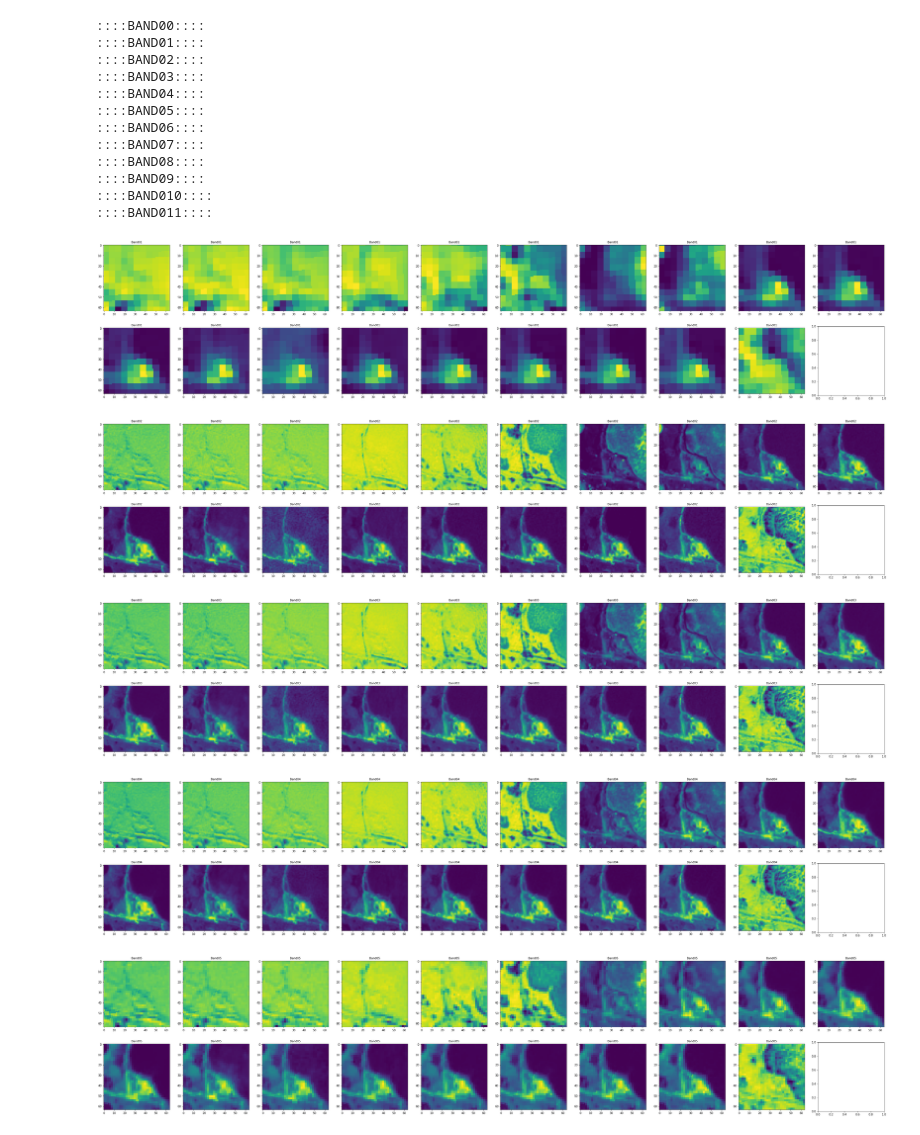
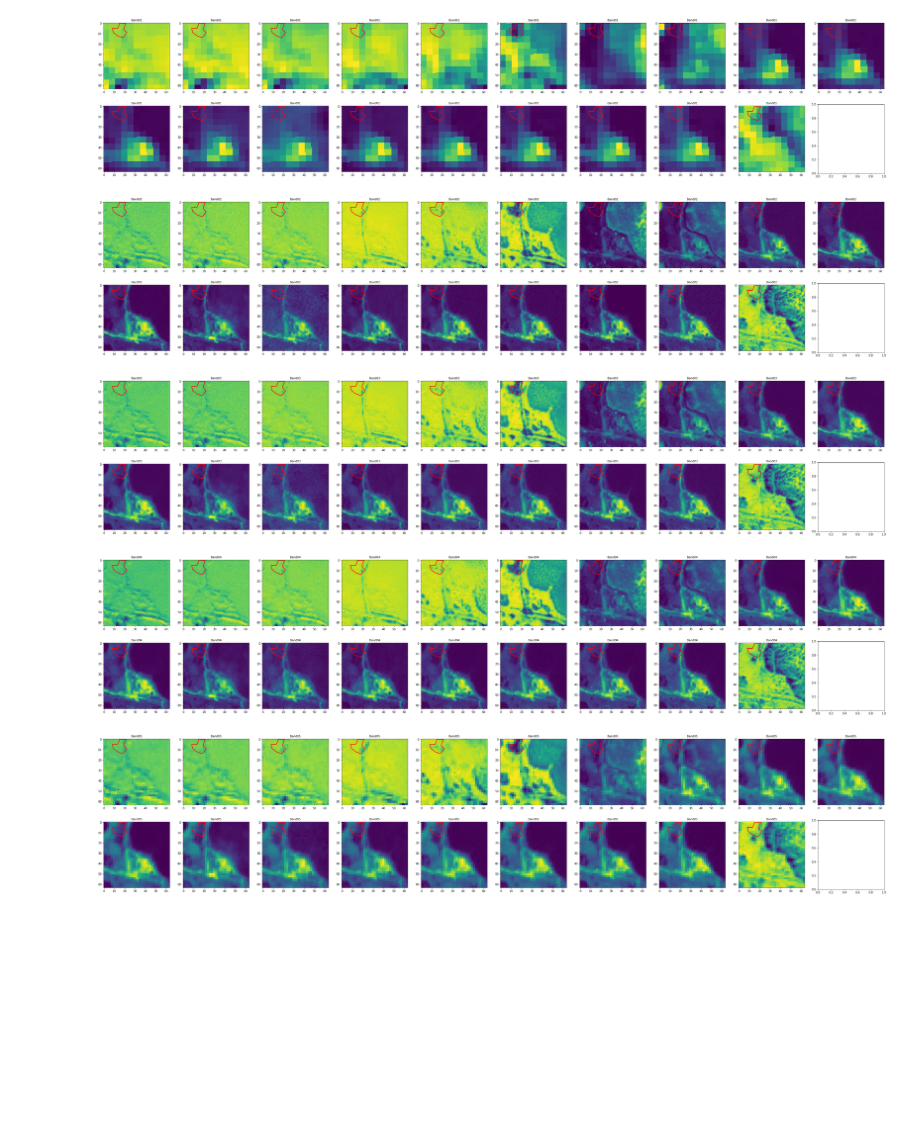
Before and after one commit to Educatory/arapov, a Jupyter notebook: ML.ipynb, the cells around one changed output. Drawn from its saved outputs; the diff is of its cells as text; code cells hidden in the pictures; blank space fills up the shorter version.

```diff
--- a/ML.ipynb
+++ b/ML.ipynb
@@ -54,36 +55,30 @@ color_norm = BoundaryNorm(color_bounds, color_cmap.N)
 # %%
 ## Анализ входных данных
 dataset = gzip.GzipFile('datasets/dirty/2021-01/ГПН-2013-1/data/L2A.npy.gz', "r", True)
 dataset_np = np.load(dataset, allow_pickle=True)
 dataset_shape = dataset_np.shape
 
 ## Основная фигура
 ## Эксперты посоветовали не объединять bbox в единый AOI
 ncols = 10
 nrows = 2
 
 for band in range(0, 12):
     fig, axs = plt.subplots(ncols=ncols, nrows=nrows, figsize=(5 * ncols, 5 * nrows))
     for index, image in enumerate(dataset_np):
         ax = axs[index // ncols][index % ncols]
         ax.imshow(dataset_np[index,:,:,band])
         ax.set_title(f'Band0{band+1}', fontsize=10)
+
+        rect = patches.Polygon([(15, 0), (14, 3), (13, 5), (8, 5), (9, 9), (13, 12), (18, 14), (20, 12), (22, 9), (19, 6), (21, 0)],
+                 linewidth=2,
+                 edgecolor='red',
+                 fill = False)
+        ax.add_patch(rect)
 plt.tight_layout()
 # %% [output]
-::::BAND00::::
-::::BAND01::::
-::::BAND02::::
-::::BAND03::::
-::::BAND04::::
-::::BAND05::::
-::::BAND06::::
-::::BAND07::::
-::::BAND08::::
-::::BAND09::::
-::::BAND010::::
-::::BAND011::::
-[figure, old version]
+[figure, new version]
-[figure, old version]
+[figure, new version]
-[figure, old version]
+[figure, new version]
-[figure, old version]
+[figure, new version]
-[figure, old version]
+[figure, new version]
```
Also changed, not shown: parts of 2 cells of this notebook.
